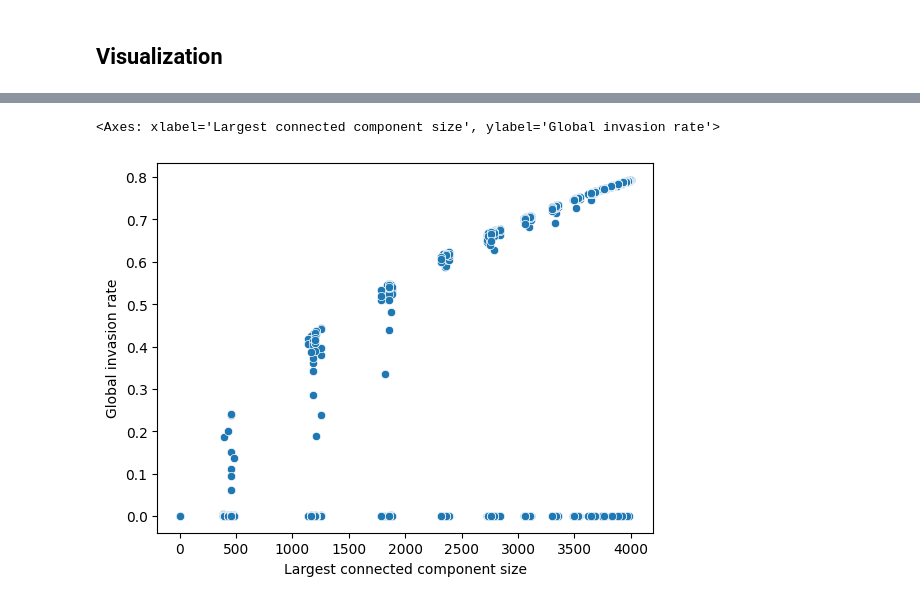
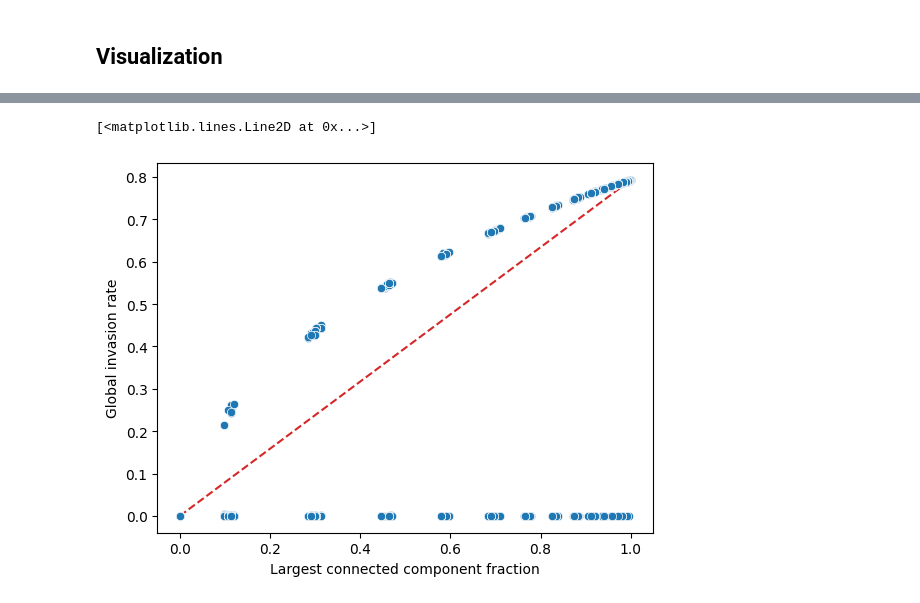
Before and after one commit to DiDyou1123/KENTECH-Capstone2026-Epidemics, a Jupyter notebook: test-percolation-SIR.ipynb, the cells around one changed output, grey strips where cells are left out. Cells and saved outputs as stored; diff of their text form; code cells hidden in the pictures.

```diff
--- a/test-percolation-SIR.ipynb
+++ b/test-percolation-SIR.ipynb
@@ -271,5 +271,8 @@ sns.scatterplot(data=records, x="Broken weight fraction", y="Global invasion rat
 # %%
-sns.scatterplot(data=records, x="Largest connected component size", y="Global invasion rate")
+sns.scatterplot(data=records, x="Largest connected component fraction", y="Global invasion rate")
+
+max_global_r_frac_fin = records.loc[records["Largest connected component fraction"] == 1.0, "Global invasion rate"].mean()
+plt.plot([0, 1], [0, max_global_r_frac_fin], color="tab:red", linestyle="--", zorder=-1)
 # %% [output]
-<Axes: xlabel='Largest connected component size', ylabel='Global invasion rate'>
+[<matplotlib.lines.Line2D at 0x...>]
-[figure, old version]
+[figure, new version]
```
Also changed, not shown: parts of 4 cells of this notebook, 1 other file.
